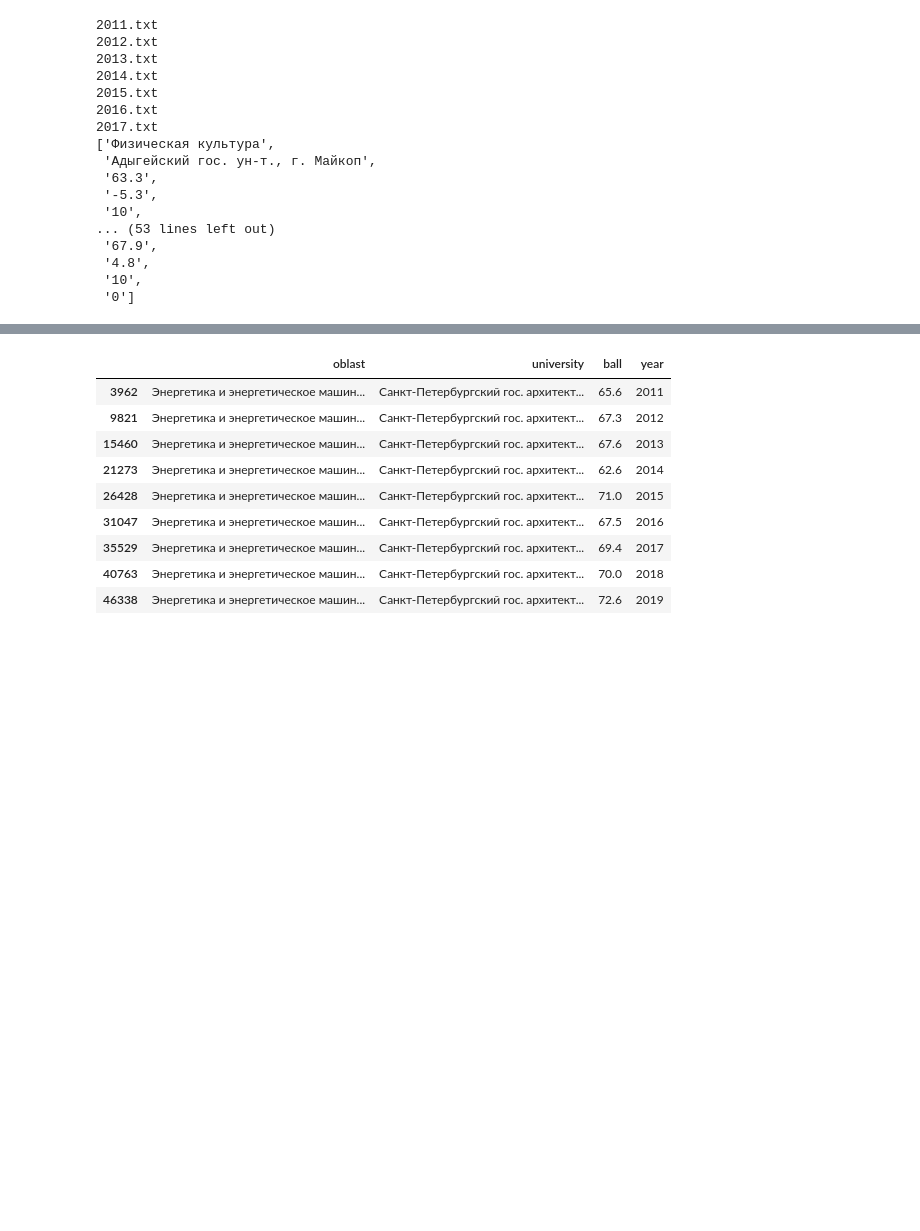
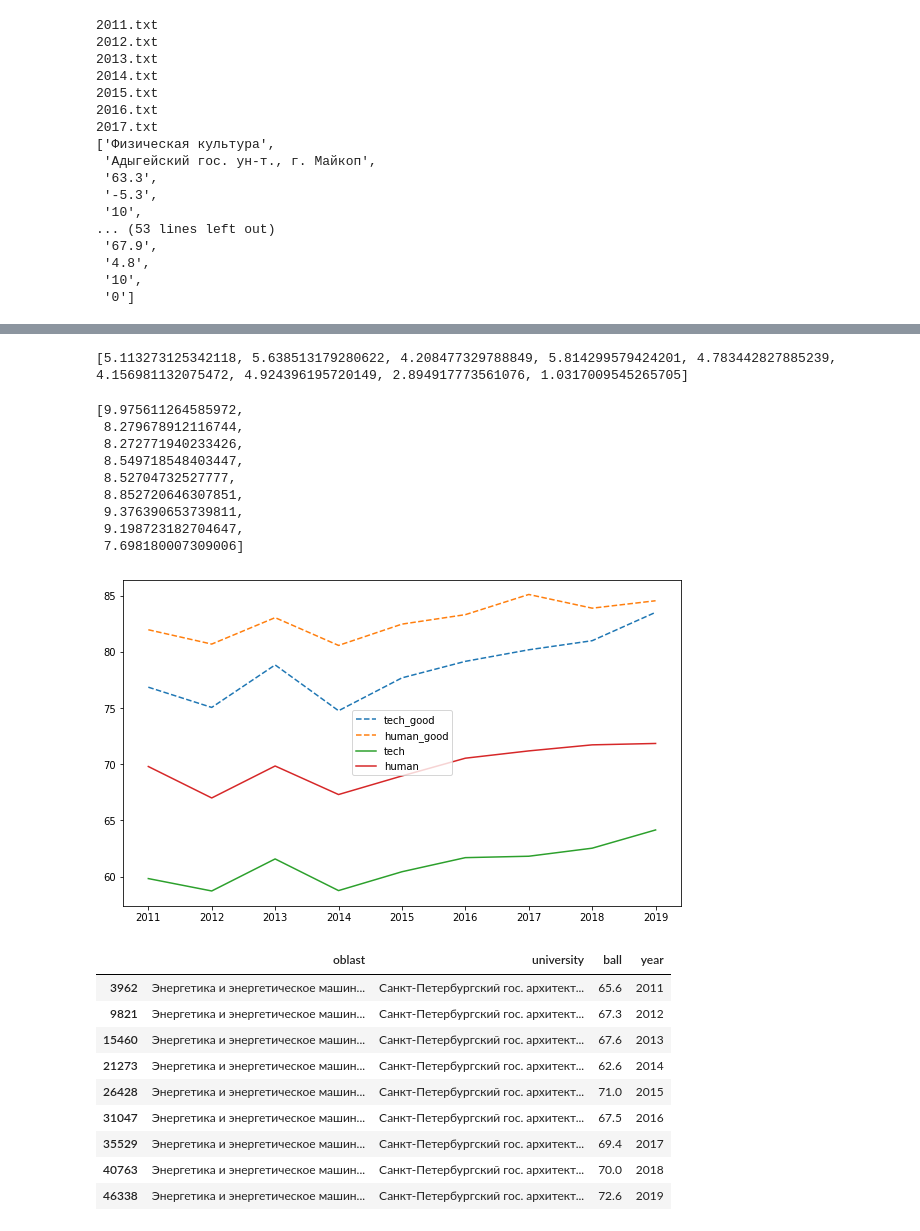
Before and after one commit to Polpolpolpolpoll/Universities, a Jupyter notebook: Untitled.ipynb, the cells around one changed output, grey strips where cells are left out. Saved outputs shown, nothing was run; the diff lists cells and outputs as text; code cells hidden in the pictures; blank space fills up the shorter version.

```diff
--- a/Untitled.ipynb
+++ b/Untitled.ipynb
@@ -198,3 +267,54 @@ plt.legend()
+# %%
+plt.figure(figsize=[10, 6])
+df_tech = df_good[df_good['oblast'].isin(tech)]
+medium_bally_tech = []
+for year, group in df_tech.groupby('year'):
+    medium_bally_tech.append(group['ball'].mean())
+
+df_human = df_good[df_good['oblast'].isin(human)]
+medium_bally_human = []
+for year, group in df_human.groupby('year'):
+    medium_bally_human.append(group['ball'].mean())
+
+x = [2011, 2012, 2013, 2014, 2015, 2016, 2017, 2018, 2019]
+
+plt.plot(x, medium_bally_tech, label='tech_good', linestyle='--')
+plt.plot(x, medium_bally_human, label='human_good', linestyle='--')
+plt.legend()
+print([i - j for i, j in zip(medium_bally_human, medium_bally_tech,)])
+#plt.plot([i - j for i, j in zip(medium_bally_human, medium_bally_tech,)])
+
+df_tech = df_bad[df_bad['oblast'].isin(tech)]
+medium_bally_tech = []
+for year, group in df_tech.groupby('year'):
+    medium_bally_tech.append(group['ball'].mean())
+
+df_human = df_bad[df_bad['oblast'].isin(human)]
+medium_bally_human = []
+for year, group in df_human.groupby('year'):
+    medium_bally_human.append(group['ball'].mean())
+
+x = [2011, 2012, 2013, 2014, 2015, 2016, 2017, 2018, 2019]
+
+plt.plot(x, medium_bally_tech, label='tech')
+plt.plot(x, medium_bally_human, label='human')
+plt.legend()
+#print(medium_bally_tech)
+#print(medium_bally_human)
+#plt.plot([i - j for i, j in zip(medium_bally_human, medium_bally_tech,)])
+[i - j for i, j in zip(medium_bally_human, medium_bally_tech,)]
+# %% [output]
+[5.113273125342118, 5.638513179280622, 4.208477329788849, 5.814299579424201, 4.783442827885239, 4.156981132075472, 4.924396195720149, 2.894917773561076, 1.0317009545265705]
+[9.975611264585972,
+ 8.279678912116744,
+ 8.272771940233426,
+ 8.549718548403447,
+ 8.52704732527777,
+ 8.852720646307851,
+ 9.376390653739811,
+ 9.198723182704647,
+ 7.698180007309006]
+[figure, added]
 # %%
 df.to_csv('data.csv')
 # %%
```
Also changed, not shown: parts of 9 cells of this notebook.
